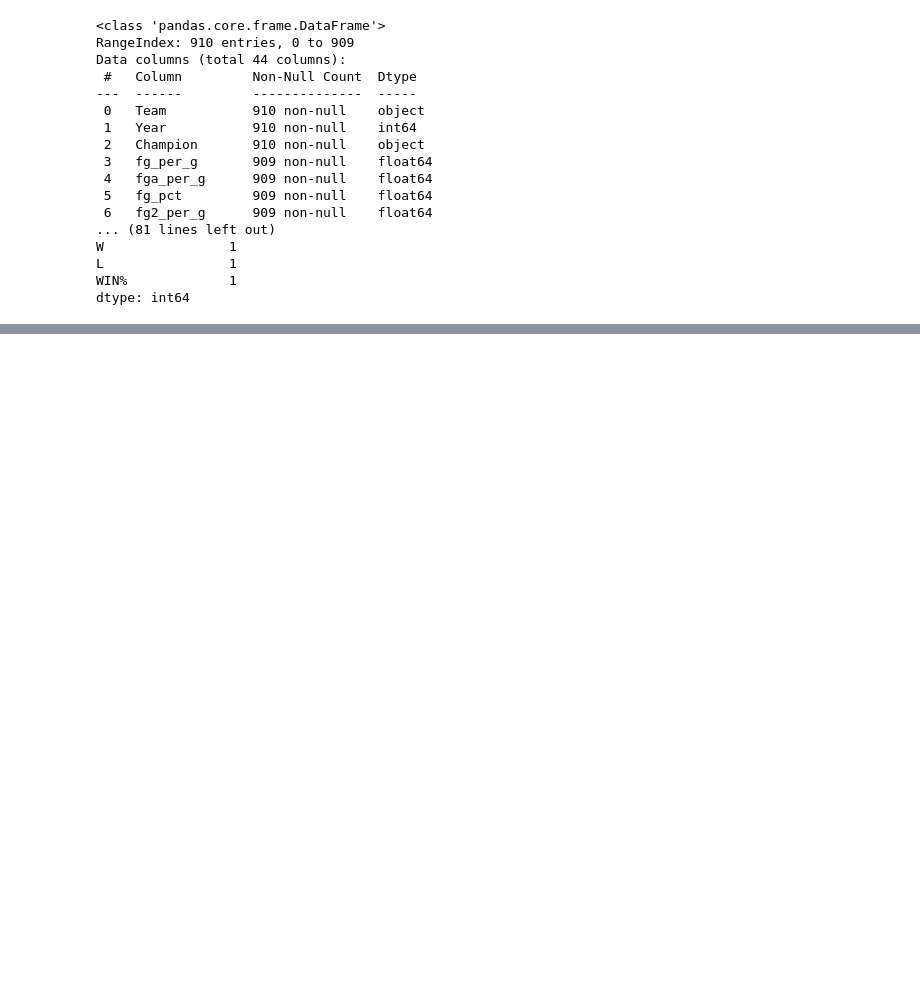
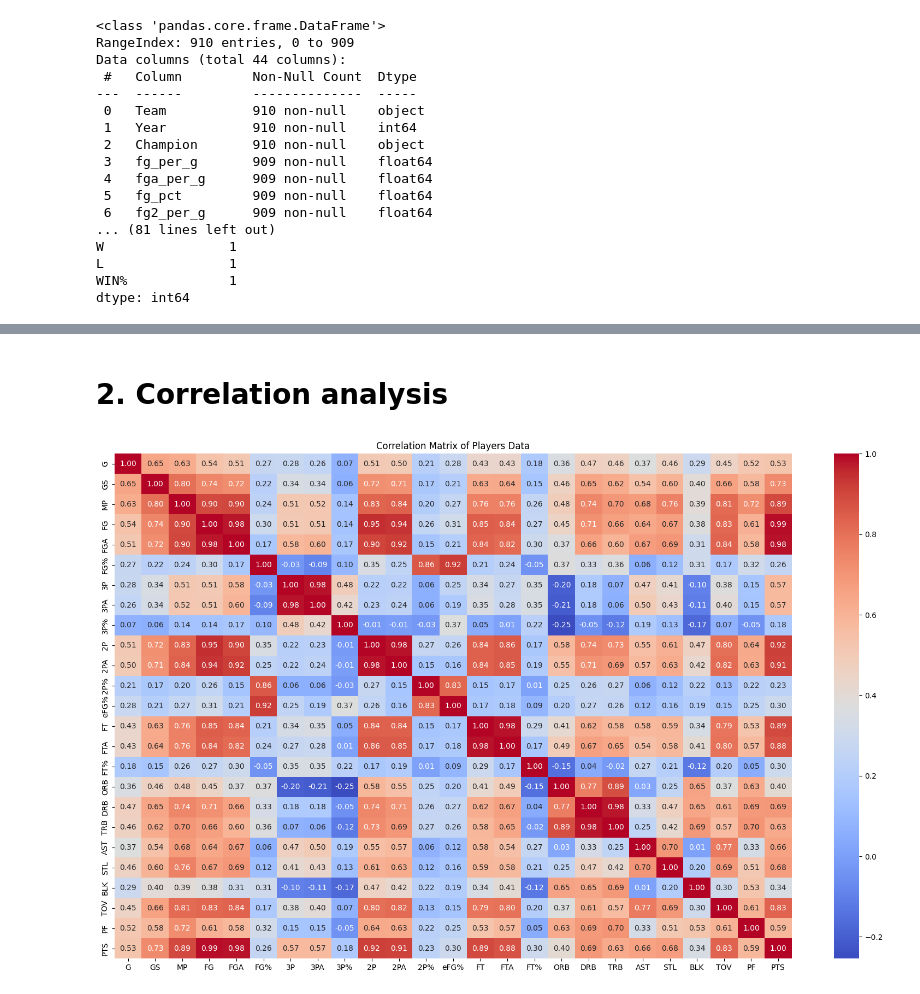
Before and after one commit to Luklr/BDM-TP-Final-2024, a Jupyter notebook: EDA.ipynb, the cells around one changed output, grey strips where cells are left out. Drawn from its saved outputs; the diff is of its cells as text; code cells hidden in the pictures; blank space fills up the shorter version.

Commit message:
correlation analysis

```diff
--- a/EDA.ipynb
+++ b/EDA.ipynb
@@ -66,0 +96,12 @@ dtype: int64
+# %% [markdown]
+# 2. Correlation analysis
+# %%
+players_df = players_df.drop(columns=['Rk', "Age", "Year"])
+correlation_matrix_players = players_df.corr(numeric_only=True)
+
+plt.figure(figsize=(20, 12))
+sns.heatmap(correlation_matrix_players, annot=True, cmap='coolwarm', fmt='.2f')
+plt.title('Correlation Matrix of Players Data')
+plt.show()
+# %% [output]
+[figure, added]
```
Also changed, not shown: parts of 11 cells of this notebook, 5 other files.
